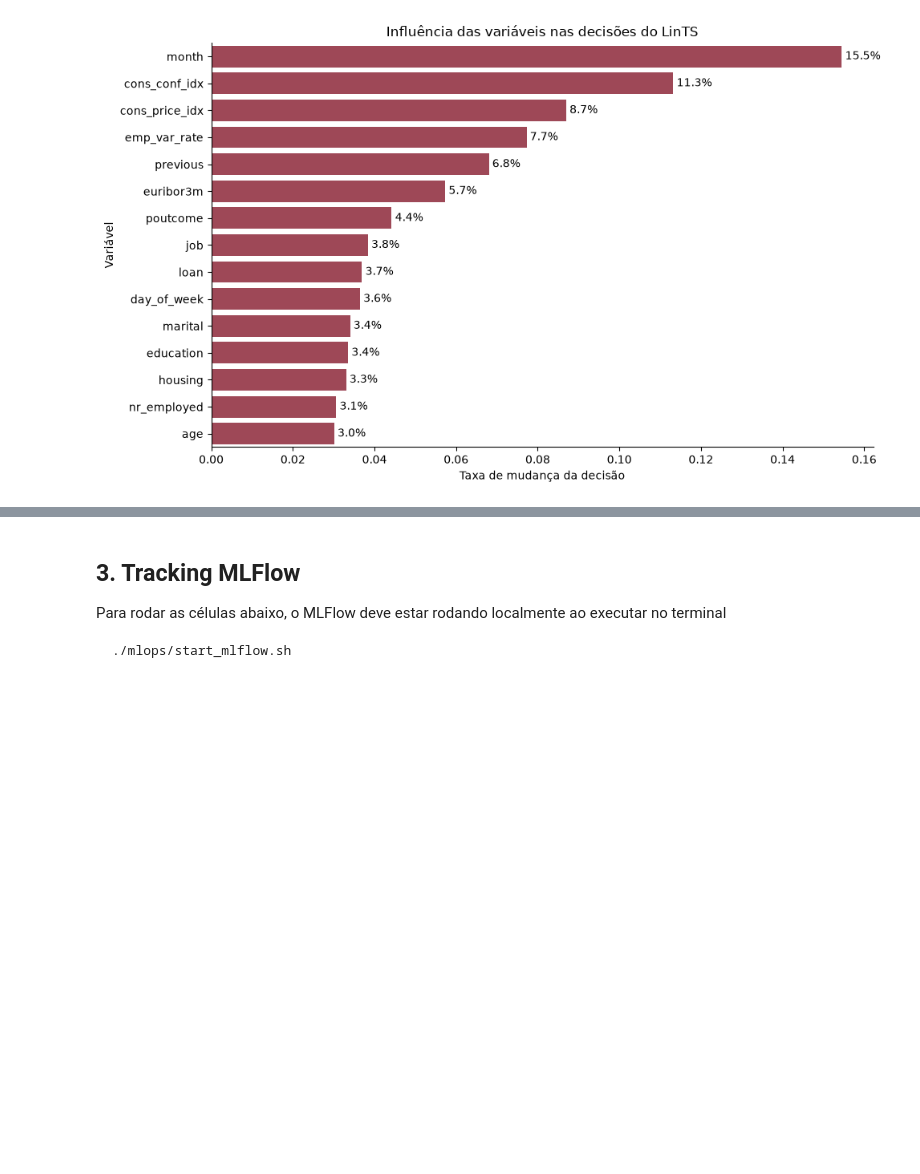
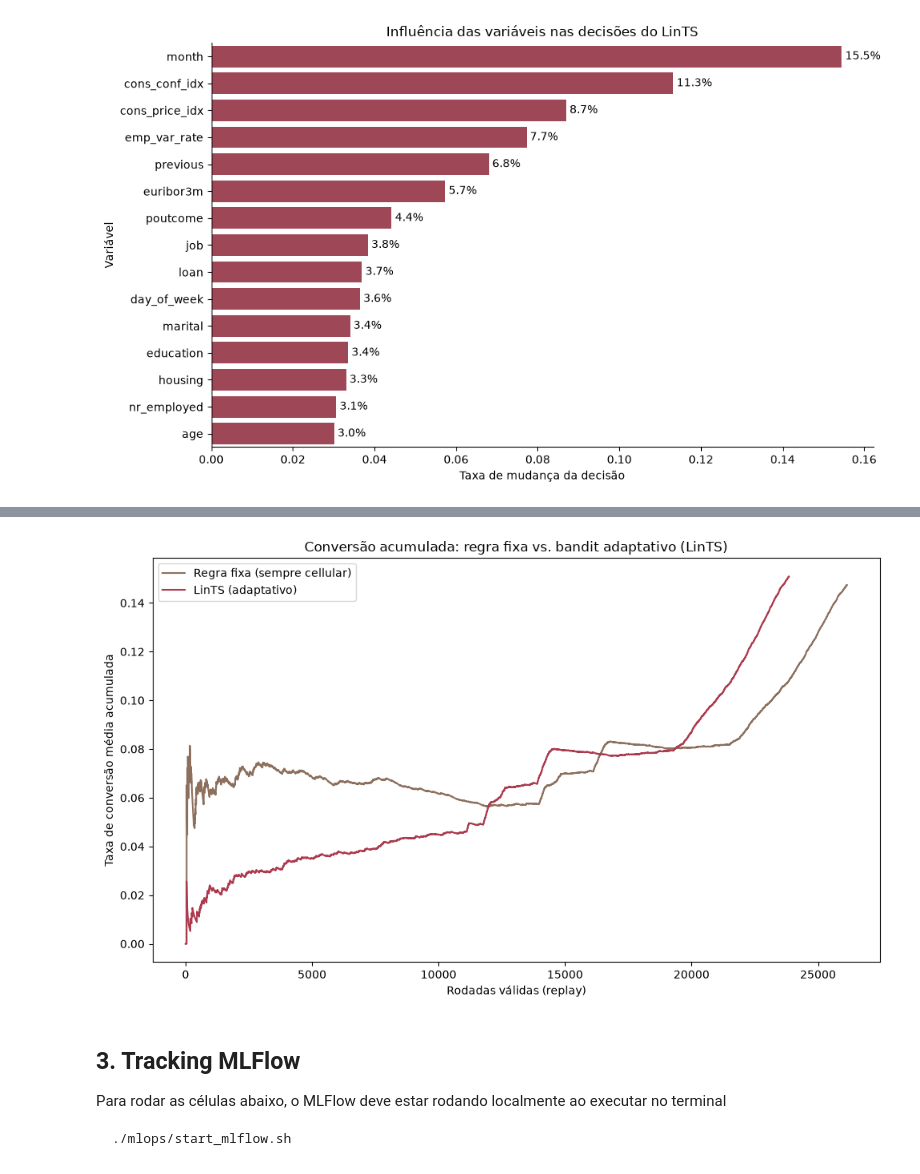
Before and after one commit to leticiafaria7/financial-ml-decisioning, a Jupyter notebook: notebooks/3_model_train.ipynb, the cells around one changed output, grey strips where cells are left out. Cells and saved outputs as stored; diff of their text form; code cells hidden in the pictures; blank space fills up the shorter version.

Commit message:
adicionando secao de resultados

```diff
--- a/notebooks/3_model_train.ipynb
+++ b/notebooks/3_model_train.ipynb
@@ -1024,3 +1030,73 @@ plt.show()
+# %%
+import numpy as np
+import pandas as pd
+import matplotlib.pyplot as plt
+from mabwiser.mab import MAB, LearningPolicy
+
+# 1. Histórico completo, em ordem cronológica (2008-2010)
+log = df.sort_values("index").reset_index(drop=True)
+
+X_log = np.asarray(preprocessor_final.transform(log[context_features]), dtype=np.float64)
+a_log = log["contact"].astype(str).to_numpy()
+y_log = log["y"].map({"no": 0, "yes": 1}).astype(int).to_numpy()
+
+BATCH = 25  # atualiza o bandit a cada N rodadas válidas, por desempenho
+
+online_lints = MAB(
+    arms=arms,
+    learning_policy=LearningPolicy.LinTS(alpha=best_alpha, l2_lambda=best_l2_lambda, scale=False),
+    seed=42,
+)
+
+rewards_bandit, rewards_baseline = [], []
+buffer_actions, buffer_rewards, buffer_contexts = [], [], []
+is_fitted = False
+
+for i in range(len(log)):
+    ctx = X_log[i:i + 1]
+    action_logged, reward_logged = a_log[i], y_log[i]
+
+    # --- política adaptativa ---
+    action_bandit = np.random.choice(arms) if not is_fitted else online_lints.predict(contexts=ctx)
+
+    # replay method (Li et al., 2010): só conta/aprende quando a ação
+    # do bandit coincide com a ação de fato registrada no histórico
+    if action_bandit == action_logged:
+        rewards_bandit.append(reward_logged)
+        buffer_actions.append(action_logged)
+        buffer_rewards.append(reward_logged)
+        buffer_contexts.append(ctx[0])
+
+        if len(buffer_actions) >= BATCH:
+            Xb = np.asarray(buffer_contexts)
+            if not is_fitted:
+                online_lints.fit(decisions=buffer_actions, rewards=buffer_rewards, contexts=Xb)
+                is_fitted = True
+            else:
+                online_lints.partial_fit(decisions=buffer_actions, rewards=buffer_rewards, contexts=Xb)
+            buffer_actions, buffer_rewards, buffer_contexts = [], [], []
+
+    # --- regra fixa (sempre o braço de melhor histórico) ---
+    if action_logged == baseline_arm:
+        rewards_baseline.append(reward_logged)
+
+# 2. Conversão média acumulada por rodada válida
+cum_bandit = pd.Series(rewards_bandit).expanding().mean()
+cum_baseline = pd.Series(rewards_baseline).expanding().mean()
+
+# 3. Gráfico
+plt.figure(figsize=(10, 6))
+plt.plot(cum_baseline.index, cum_baseline.values, label=f"Regra fixa (sempre {baseline_arm})", color="#8c6f5c")
+plt.plot(cum_bandit.index, cum_bandit.values, label="LinTS (adaptativo)", color="#ac3a4e")
+plt.xlabel("Rodadas válidas (replay)")
+plt.ylabel("Taxa de conversão média acumulada")
+plt.title("Conversão acumulada: regra fixa vs. bandit adaptativo (LinTS)")
+plt.legend()
+plt.tight_layout()
+plt.savefig("../models/results/cumulative_reward_comparison.png", dpi=150)
+plt.show()
+# %% [output]
+[figure, added]
 # %% [markdown]
 ## 3. Tracking MLFlow
 
```
Also changed, not shown: parts of 1 cell of this notebook, 2 other files.
